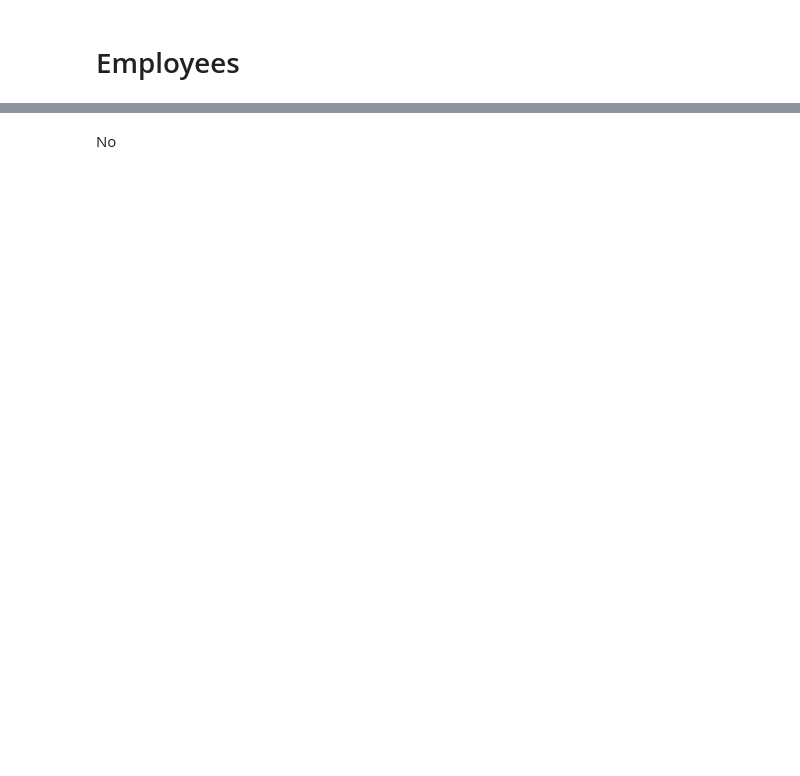
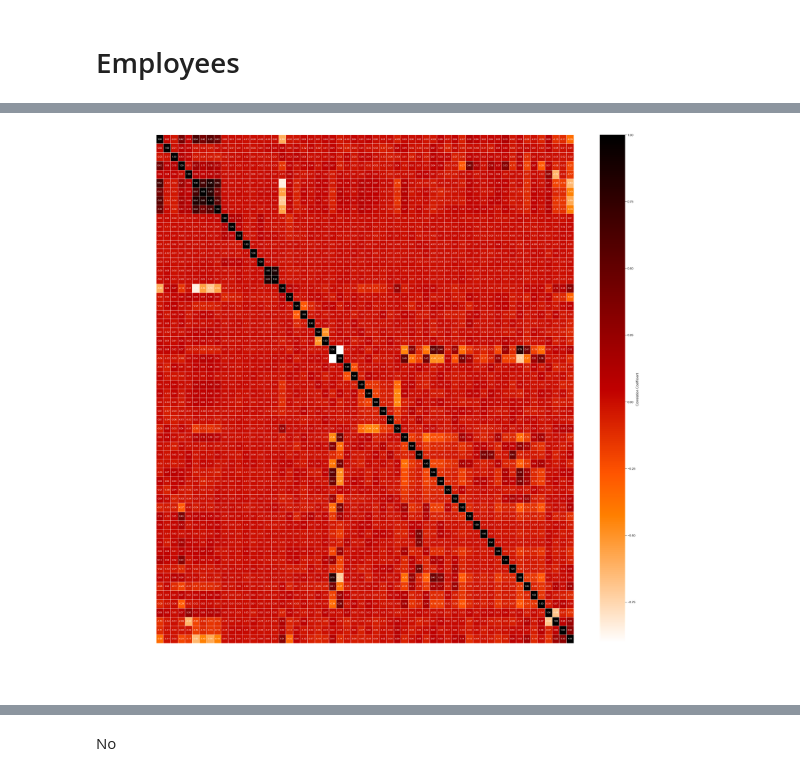
Before and after one commit to 1145267383/HR_Project, a Jupyter notebook: 03-Preprocessing_ML_Model/01-Python_PreP_ML.ipynb, the cells around one changed output, grey strips where cells are left out. Saved outputs shown, nothing was run; the diff lists cells and outputs as text; code cells hidden in the pictures; blank space fills up the shorter version.

```diff
--- a/03-Preprocessing_ML_Model/01-Python_PreP_ML.ipynb
+++ b/03-Preprocessing_ML_Model/01-Python_PreP_ML.ipynb
@@ -130,0 +204,19 @@ Connection successful!
+# %%
+# Convert Datetime to Numerical Values
+df['HireDate' + '_year'] = df['HireDate'].dt.year
+df['ReviewDate' + '_year'] = df['ReviewDate'].dt.year
+
+# Drop original datetime columns if they are no longer needed
+df.drop(columns=['HireDate','ReviewDate'], inplace=True)
+
+# categorical_columns
+categorical_columns = ["Gender", "BusinessTravel", "Department", "State", "Ethnicity",
+                        "EducationField", "JobRole", "MaritalStatus", "OverTime","Attrition"]
+
+#  get_dummies
+df_dummies = pd.get_dummies(df, columns=categorical_columns, drop_first=True)
+
+
+
+
+df_dummies.info()
@@ -130,0 +241,28 @@ Connection successful!
+# %%
+# Calculate the correlation matrix
+correlation_matrix = df_dummies.corr()
+
+# Set up the figure for the heatmap
+plt.figure(figsize=(40, 40))  # Set the figure size
+
+# Create the heatmap
+sns.heatmap(correlation_matrix, annot=True, cmap="gist_heat_r", fmt=".2f", linewidths=0.5,
+            cbar_kws={'label': 'Correlation Coefficient'},
+            xticklabels=correlation_matrix.columns,  # Ensure column names are shown
+            yticklabels=correlation_matrix.columns,  # Ensure row names are shown
+            annot_kws={'size': 10, 'color': 'white'})  # Set annotation text color to white
+
+# Rotate x and y tick labels to italic and set their rotation
+plt.xticks(rotation=45, ha='right', fontstyle='italic', color='white')  # Rotate x labels and set to italic
+plt.yticks(rotation=0, fontstyle='italic', color='white')  # Set y labels to italic
+
+# Add a title to the heatmap
+plt.title("Correlation Heatmap of Categorical Variables", fontsize=16, color='white')  # Set title color to white
+
+# Save the figure
+plt.savefig("correlation_heatmap.png", bbox_inches='tight', dpi=300)  # Save with specified dpi
+
+# Show the heatmap
+plt.show()
+# %% [output]
+[figure, added]
```
Also changed, not shown: parts of 44 cells of this notebook, 5 other files.
